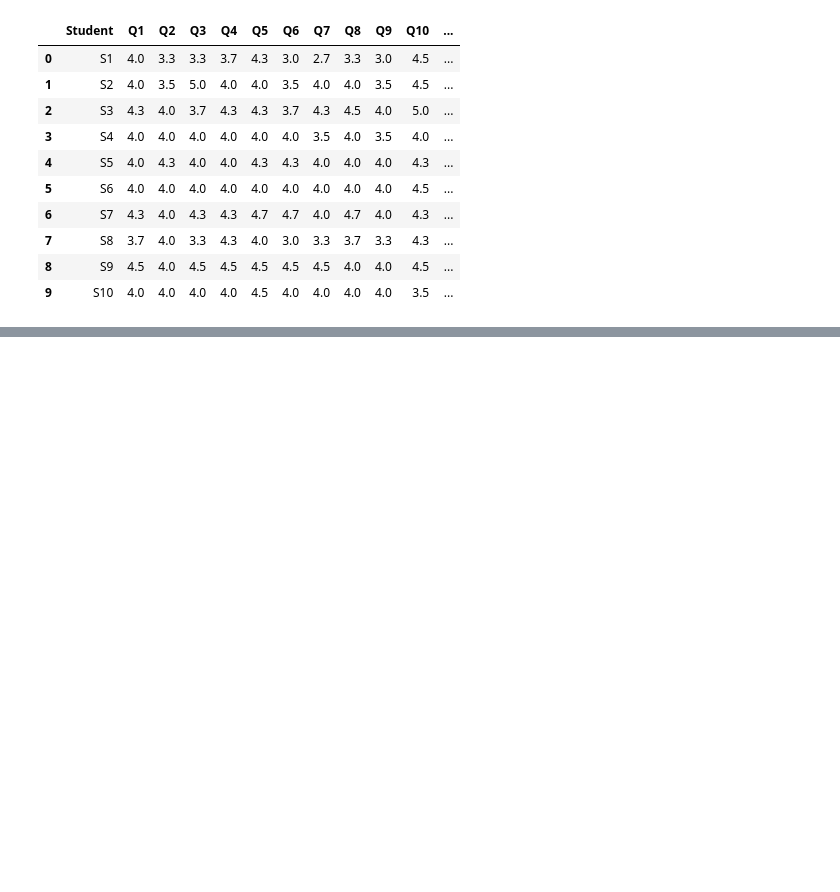
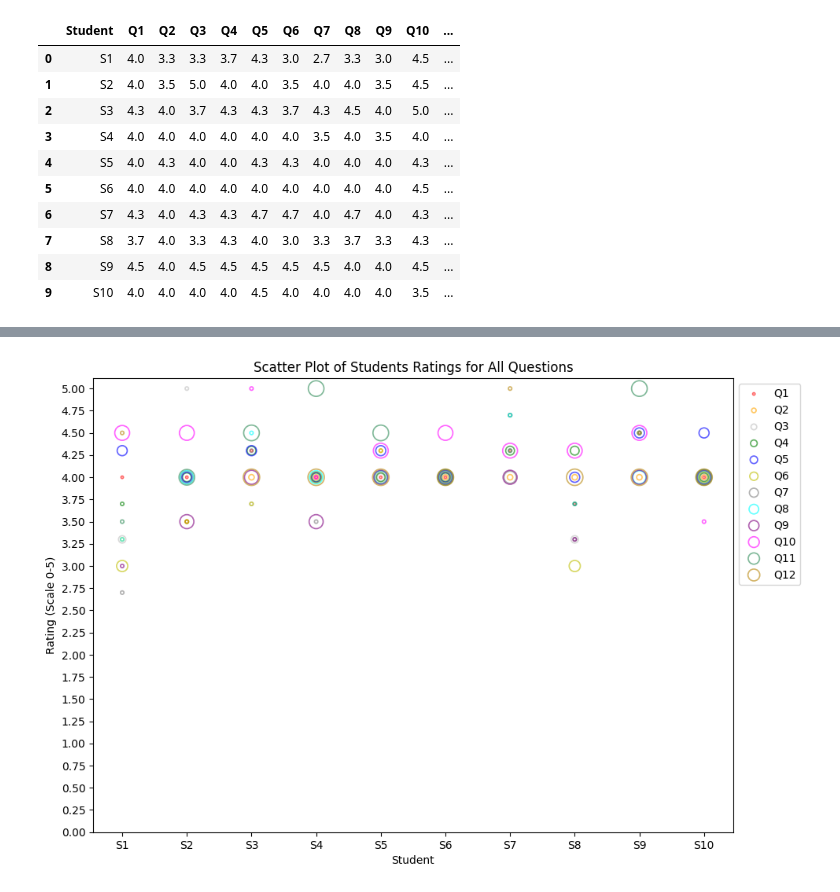
Before and after one commit to Graviton12/NOYCE_Visualizations, a Jupyter notebook: Noyce_viz_plot.ipynb, the cells around one changed output, grey strips where cells are left out. Drawn from its saved outputs; the diff is of its cells as text; code cells hidden in the pictures; blank space fills up the shorter version.

```diff
--- a/Noyce_viz_plot.ipynb
+++ b/Noyce_viz_plot.ipynb
@@ -309,0 +47,81 @@ plt.show()
+# %%
+# Define function to determine point size
+# student is the identifier for the student whose score rating (datapoint size) is being calculated
+# question is reffering to the specific rating being considered for a given question
+# data is referring to the dataset containing all the sata
+def get_point_size(student, question, data):
+    # Define a threshold to consider points as stacked (how close a point needs to be to one another to be considered as stacked)
+    threshold = 0.1
+    # The initial size of the point is set based on a predefined size dictionary (sizes_dict) that associates each question with a base size.
+    point_size = sizes_dict[question]
+    # The rating for the given student for a particular question is retrieved from the dataset
+    student_rating = data.loc[data['Student'] == student, question].values[0]
+
+    # Checking if there are any other points close to this point (The function iterates through all other students' ratings for the same question.)
+    for other_student in data['Student']:
+        # if another student
+        if other_student != student:
+            # The rating for the given student for a particular question is retrieved from the dataset
+            other_rating = data.loc[data['Student'] == other_student, question].values[0]
+            # If another student's rating is within the defined threshold of the current student's rating, the datapoints are stacked
+            if abs(student_rating - other_rating) < threshold:
+                #returns the base point_size
+                return point_size
+
+    # If no close points found, return a smaller size
+    return min(10, point_size)
+
+# creating function to place a specific color for a question
+def question_color(ques_column_name):
+    # dictionary that assigns a color for a specific question
+    color_dict = {
+        'Q1': 'red', 'Q2': 'orange', 'Q3': 'silver', 'Q4': 'green', 'Q5': 'blue',
+        'Q6': 'y', 'Q7': 'gray', 'Q8': 'aqua', 'Q9': 'purple', 'Q10': 'magenta',
+        'Q11': 'seagreen', 'Q12': 'darkgoldenrod',
+    }
+    # returns the color associated with a given question
+    # If the ques_column_name exists in color_dict, it returns the corresponding color, if it does not exist then returns black
+    return color_dict.get(ques_column_name, 'black')
+
+# Define the size increments
+base_size = 5
+size_increment = 20
+
+# creating a dictionary to increase the size of the datapoint associated with each question
+sizes_dict = {
+    'Q1': base_size,
+    'Q2': base_size + size_increment,
+    'Q3': base_size + 2 * size_increment,
+    'Q4': base_size + 3 * size_increment,
+    'Q5': base_size + 4 * size_increment,
+    'Q6': base_size + 5 * size_increment,
+    'Q7': base_size + 6 * size_increment,
+    'Q8': base_size + 7 * size_increment,
+    'Q9': base_size + 8 * size_increment,
+    'Q10': base_size + 9 * size_increment,
+    'Q11': base_size + 10 * size_increment,
+    'Q12': base_size + 11 * size_increment,
+}
+
+# Creating a scatter plot for each question
+# setting up size of the plot
+plt.figure(figsize=(10.5, 7.5))
+for question in student_data.columns[1:]:
+    sizes = [get_point_size(student, question, student_data) for student in student_data['Student']]
+    sns.scatterplot(x=student_data['Student'], y=question, data=student_data, edgecolor=question_color(question), facecolor='none',
+                    s=sizes, label=question, alpha=0.6, linewidth=1.25)
+
+# setting major ticks for y-axis
+plt.yticks([0.00, 0.25, 0.50, 0.75, 1.00, 1.25, 1.50, 1.75, 2.00, 2.25, 2.50, 2.75, 3.00, 3.25, 3.50, 3.75, 4.00, 4.25, 4.50, 4.75, 5.00], ['0.00', '0.25', '0.50', '0.75', '1.00', '1.25', '1.50', '1.75', '2.00', '2.25', '2.50', '2.75', '3.00', '3.25', '3.50', '3.75', '4.00', '4.25', '4.50', '4.75', '5.00'])
+
+# Add labels and title
+plt.xlabel('Student')
+plt.ylabel('Rating (Scale 0-5)')
+plt.title('Scatter Plot of Students Ratings for All Questions')
+
+# adjusting legen
+legend = plt.legend(bbox_to_anchor=(1, 1), loc = 'upper left')
+
+plt.show()
+# %% [output]
+[figure, added]
```
Also changed, not shown: parts of 4 cells of this notebook.
